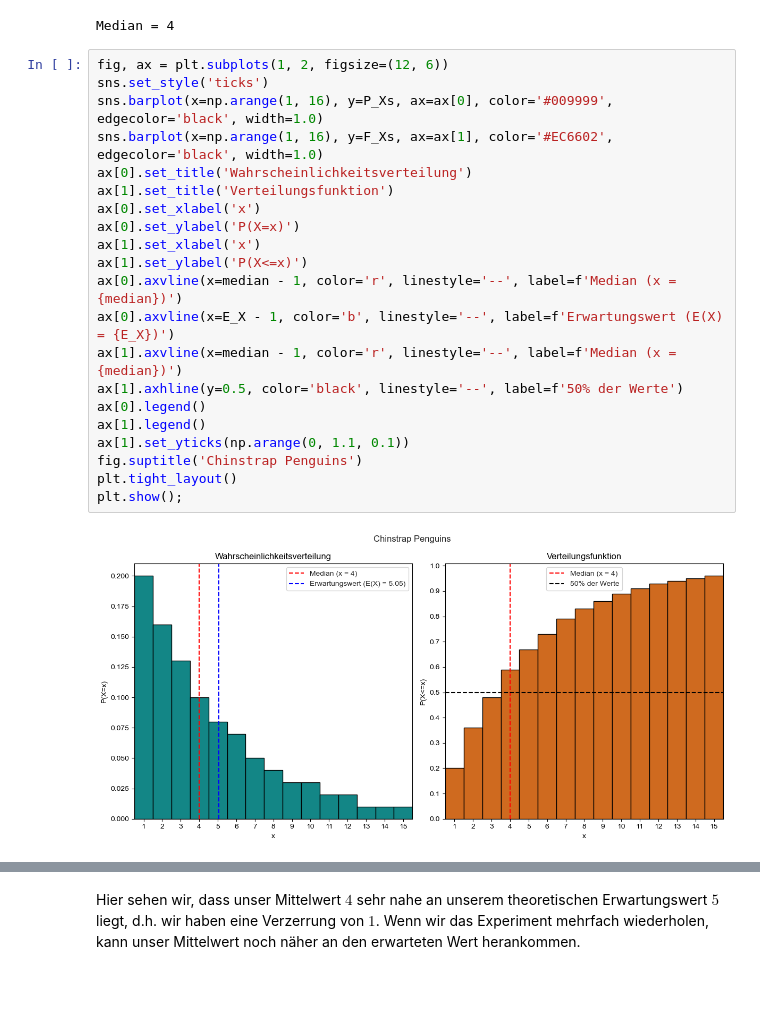
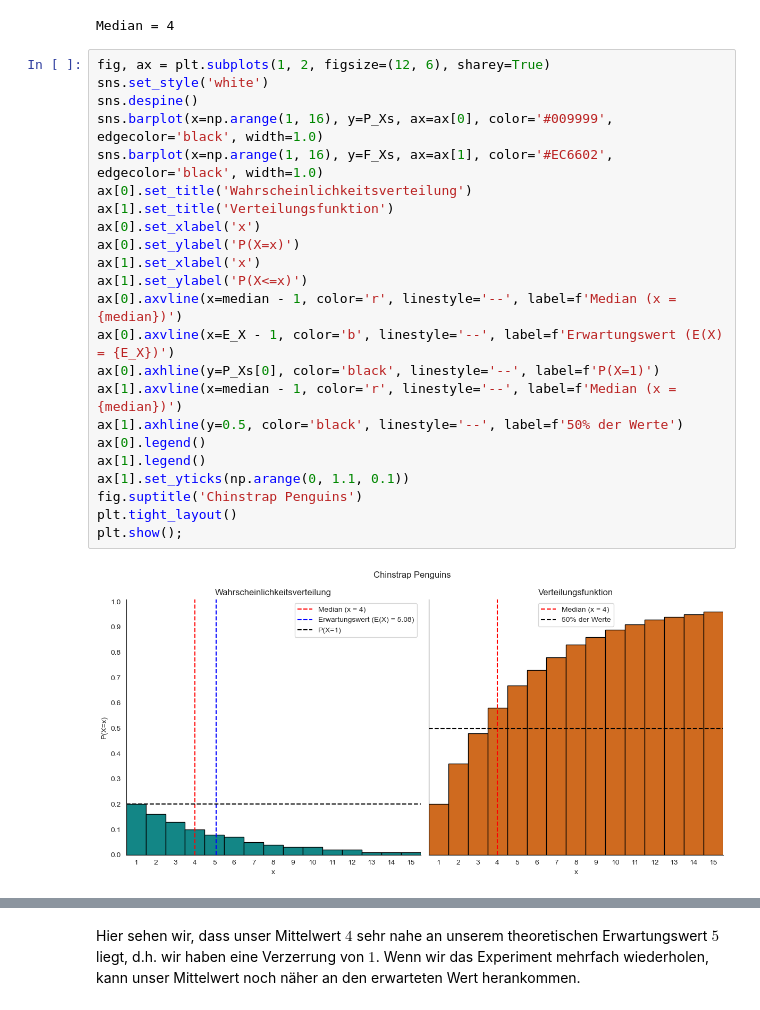
Before and after one commit to mib1213/GeometrischeVerteilung, a Jupyter notebook: penguins.ipynb, the cells around one changed output, grey strips where cells are left out. Saved outputs shown, nothing was run; the diff lists cells and outputs as text.

Commit message:
LaTeX edited, graph yshare added

```diff
--- a/penguins.ipynb
+++ b/penguins.ipynb
@@ -222,28 +226,30 @@ print(f"Median = {median}")
 # %% [output]
 Median = 4
 # %%
-fig, ax = plt.subplots(1, 2, figsize=(12, 6))
-sns.set_style('ticks')
+fig, ax = plt.subplots(1, 2, figsize=(12, 6), sharey=True)
+sns.set_style('white')
+sns.despine()
 sns.barplot(x=np.arange(1, 16), y=P_Xs, ax=ax[0], color='#009999', edgecolor='black', width=1.0)
 sns.barplot(x=np.arange(1, 16), y=F_Xs, ax=ax[1], color='#EC6602', edgecolor='black', width=1.0)
 ax[0].set_title('Wahrscheinlichkeitsverteilung')
 ax[1].set_title('Verteilungsfunktion')
 ax[0].set_xlabel('x')
 ax[0].set_ylabel('P(X=x)')
 ax[1].set_xlabel('x')
 ax[1].set_ylabel('P(X<=x)')
 ax[0].axvline(x=median - 1, color='r', linestyle='--', label=f'Median (x = {median})')
 ax[0].axvline(x=E_X - 1, color='b', linestyle='--', label=f'Erwartungswert (E(X) = {E_X})')
+ax[0].axhline(y=P_Xs[0], color='black', linestyle='--', label=f'P(X=1)')
 ax[1].axvline(x=median - 1, color='r', linestyle='--', label=f'Median (x = {median})')
 ax[1].axhline(y=0.5, color='black', linestyle='--', label=f'50% der Werte')
 ax[0].legend()
 ax[1].legend()
 ax[1].set_yticks(np.arange(0, 1.1, 0.1))
 fig.suptitle('Chinstrap Penguins')
 plt.tight_layout()
 plt.show();
 # %% [output]
-[figure, old version]
+[figure, new version]
 # %%
 chinstrap_occ = []
 position = 0
```
Also changed, not shown: parts of 7 cells of this notebook.
